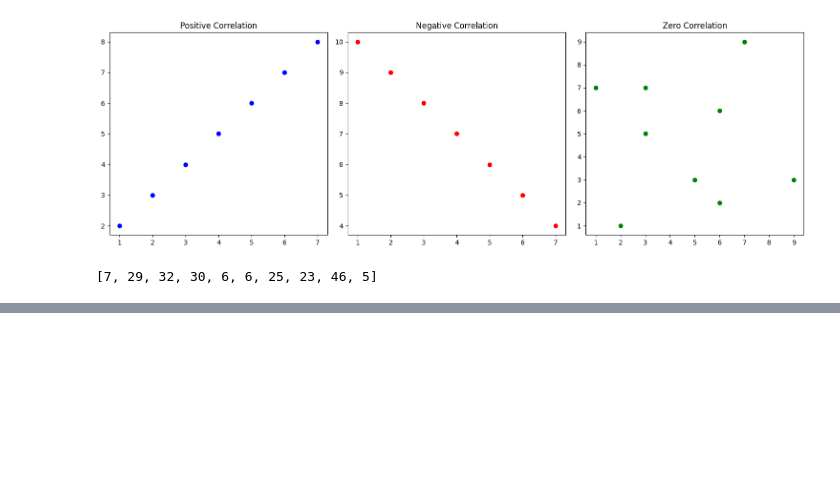
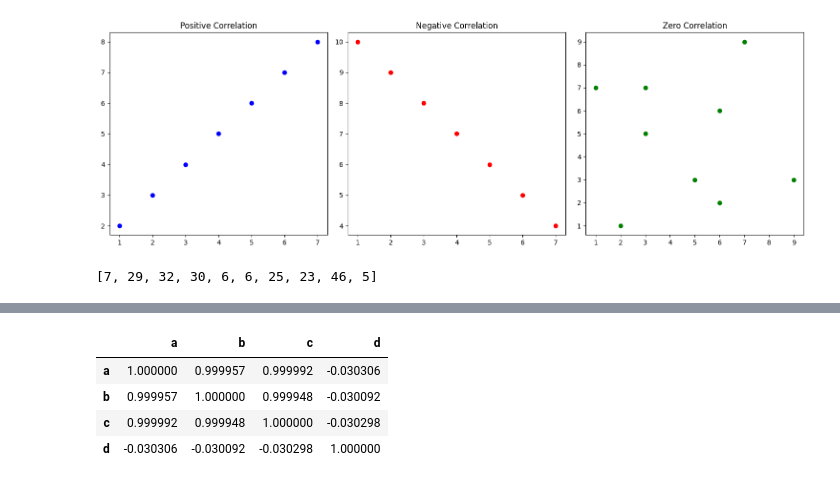
Before and after one commit to SahilBeniwal22/Reinforcement-Learning, a Jupyter notebook: Corealation.ipynb, the cells around one changed output, grey strips where cells are left out. Saved outputs shown, nothing was run; the diff lists cells and outputs as text; code cells hidden in the pictures; blank space fills up the shorter version.

```diff
--- a/Corealation.ipynb
+++ b/Corealation.ipynb
@@ -52,0 +75,9 @@ SyntaxError: ignored
+# %%
+cor=df.corr()
+cor
+# %% [output]
+|  | a | b | c | d |
+| a | 1.000000 | 0.999957 | 0.999992 | -0.030306 |
+| b | 0.999957 | 1.000000 | 0.999948 | -0.030092 |
+| c | 0.999992 | 0.999948 | 1.000000 | -0.030298 |
+| d | -0.030306 | -0.030092 | -0.030298 | 1.000000 |
```
Also changed, not shown: parts of 3 cells of this notebook.
